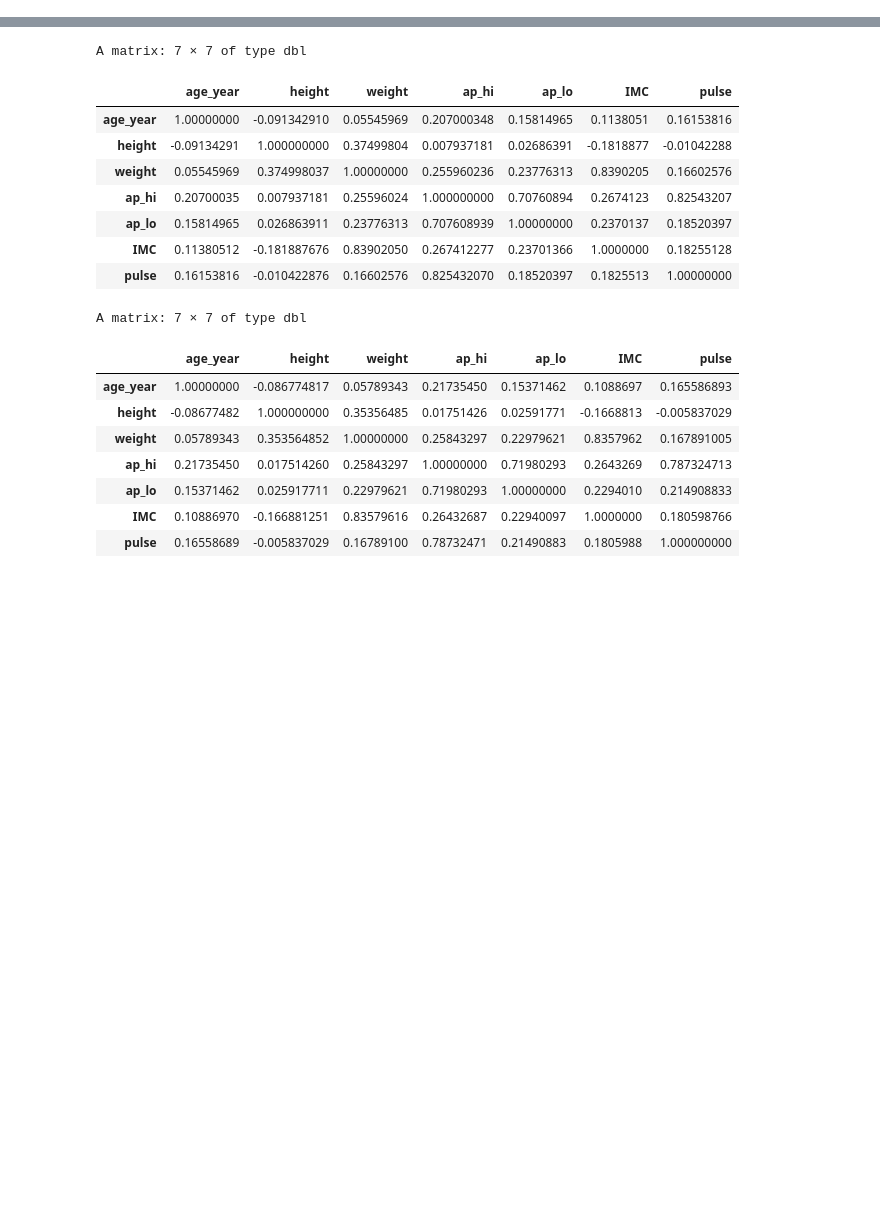
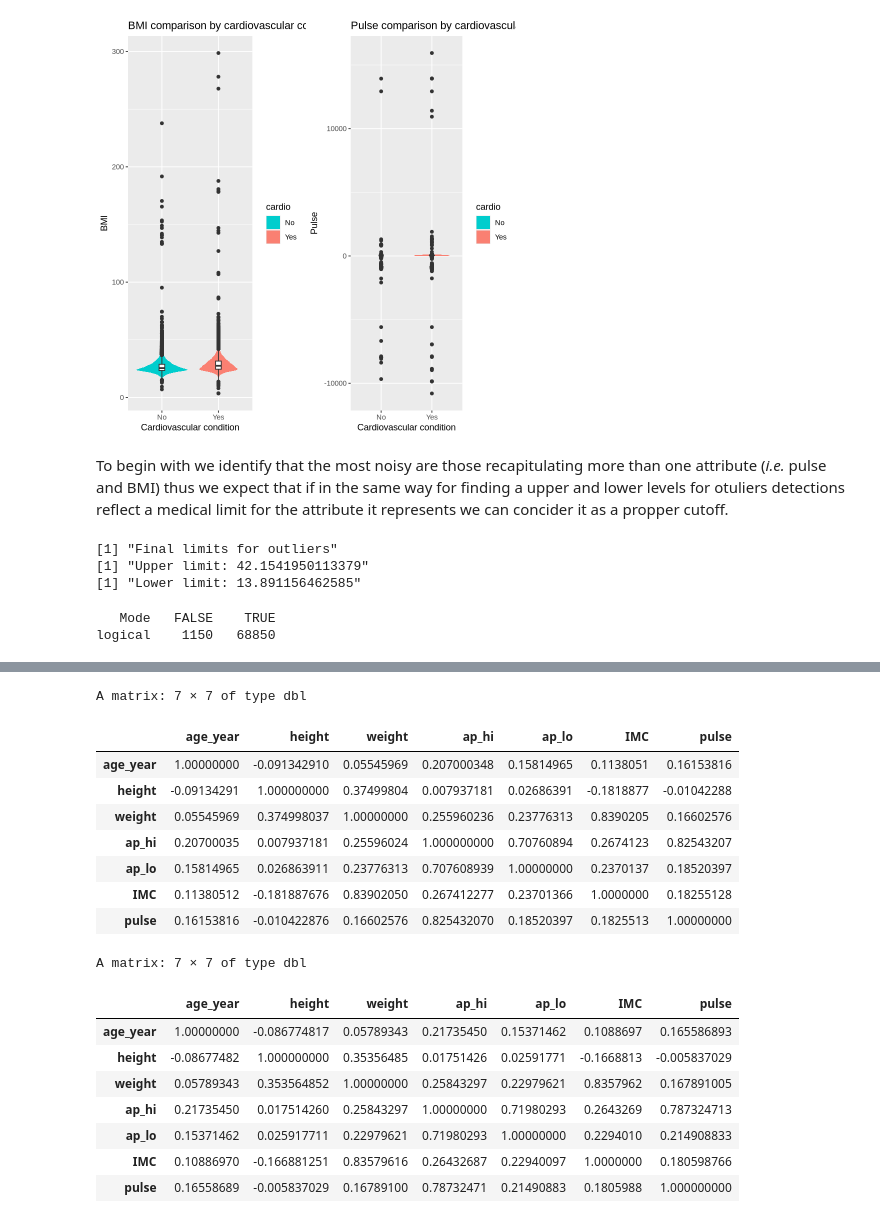
Before and after one commit to ethan-gr/Prj_DataSci, a Jupyter notebook: src/data_exploration_preparation.ipynb, the cells around one changed output, grey strips where cells are left out. Saved outputs shown, nothing was run; the diff lists cells and outputs as text; code cells hidden in the pictures; blank space fills up the shorter version.

```diff
--- a/src/data_exploration_preparation.ipynb
+++ b/src/data_exploration_preparation.ipynb
@@ -438,0 +295,53 @@ summary(data.clean <- data[data.imc.clean & data.pressure.clean & data$pulse >=
+# %%
+# BMI
+p4 <- ggplot(data, aes(x=cardio, y=BMI, fill=cardio)) +
+ geom_violin(color=NA) +
+ scale_fill_manual(values = c("No" = "cyan3", "Yes" = "salmon")) +
+ geom_boxplot(fill="white", width=0.1) +
+ labs(title = "BMI comparison by cardiovascular condition", x = "Cardiovascular condition", y = "BMI")
+
+# Pulse
+p5 <- ggplot(data, aes(x=cardio, y=pulse, fill=cardio)) +
+ geom_violin(color=NA) +
+ scale_fill_manual(values = c("No" = "cyan3", "Yes" = "salmon")) +
+ geom_boxplot(fill="white", width=0.1) +
+ labs(title = "Pulse comparison by cardiovascular condition", x = "Cardiovascular condition", y = "Pulse")
+# %%
+ggarrange(p4, p5, nrow=1, ncol=2)
+# %% [output]
+[figure, added]
+# %% [markdown]
+To begin with we identify that the most noisy are those recapitulating more than one attribute (_i.e._ pulse and BMI) thus we expect that if in the same way for finding a upper and lower levels for otuliers detections reflect a medical limit for the attribute it represents we can concider it as a propper cutoff.
+# %%
+# OUTLIERS DETECTION FOR BMI
+
+# Cardiovasular disease quantiles
+cardio.yes.quantile <- quantile(data[data$cardio == "Yes", "BMI"])
+cardio.no.quantile <- quantile(data[data$cardio == "No", "BMI"])
+
+# Interquartile range
+cardio.yes.iq.range <- as.numeric(cardio.yes.quantile["75%"] - cardio.yes.quantile["25%"])
+cardio.no.iq.range <- as.numeric(cardio.no.quantile["75%"] - cardio.no.quantile["25%"])
+
+# Upper and lower limits for outliers in both groups
+cardio.yes.upper.limit <- as.numeric(cardio.yes.quantile["75%"] + 1.5*cardio.yes.iq.range)
+cardio.yes.lower.limit <- as.numeric(cardio.yes.quantile["25%"] - 1.5*cardio.yes.iq.range)
+cardio.no.upper.limit <- as.numeric(cardio.no.quantile["75%"] + 1.5*cardio.no.iq.range)
+cardio.no.lower.limit <- as.numeric(cardio.no.quantile["25%"] - 1.5*cardio.no.iq.range)
+
+# Define limits for non-outliers in BMI for both groups
+upper.limit <- max(cardio.yes.upper.limit, cardio.no.upper.limit)
+lower.limit <- min(cardio.yes.lower.limit, cardio.no.lower.limit)
+
+print("Final limits for outliers") # Limits for outliers
+print(paste("Upper limit:", upper.limit))
+print(paste("Lower limit:", lower.limit))
+
+# New variable of non-outliers indexes in BMI
+summary(data.bmi.clean <- (data$BMI >= lower.limit & data$BMI <= upper.limit))
+# %% [output]
+[1] "Final limits for outliers"
+[1] "Upper limit: 42.1541950113379"
+[1] "Lower limit: 13.891156462585"
+   Mode   FALSE    TRUE
+logical    1150   68850
```
Also changed, not shown: parts of 96 cells of this notebook.
